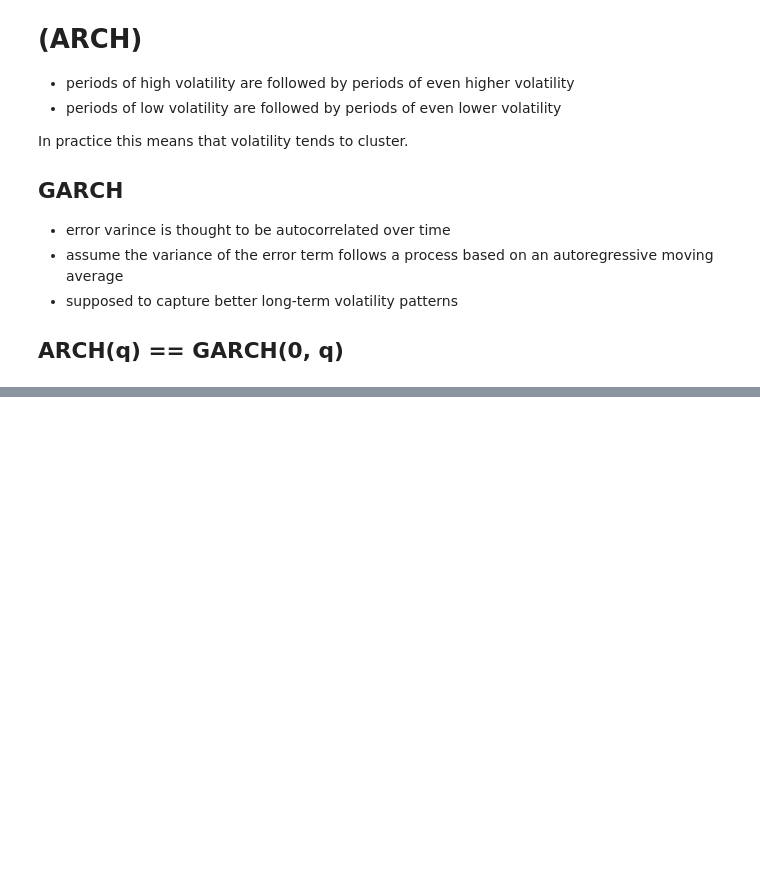
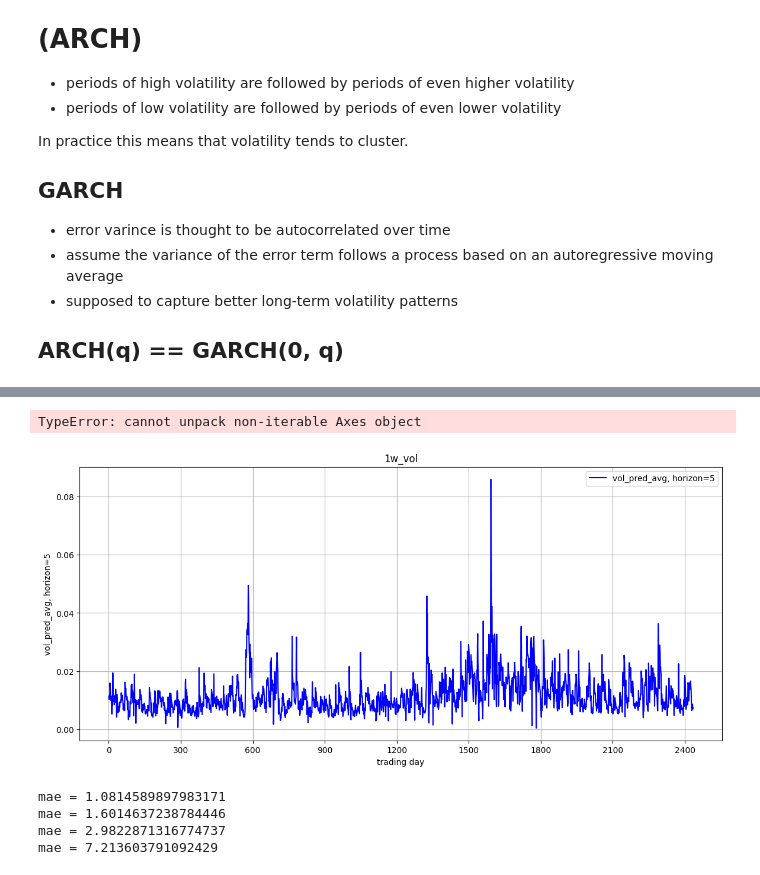
Before and after one commit to panstenos/Commodity-Optionality-Pricing-UCL-Dissertation, a Jupyter notebook: Volatility Models/arch_family.ipynb, the cells around one changed output, grey strips where cells are left out. Saved outputs shown, nothing was run; the diff lists cells and outputs as text; code cells hidden in the pictures; blank space fills up the shorter version.

```diff
--- a/Volatility Models/arch_family.ipynb
+++ b/Volatility Models/arch_family.ipynb
@@ -75,0 +161,6 @@ plt.show()
+# %%
+# find the right garch model
+model = arch_model(df['al_lme_prices_log_returns'], p=1, q=1)
+model_fit = model.fit()
+print('\n')
+model_fit.summary()
@@ -75,0 +196,3 @@ plt.show()
+# %%
+horizon_char = ['1w', '1m', '3m', '1y']
+horizon_vals = [5, 22, 66, 252]
@@ -75,0 +433,23 @@ plt.show()
+# %%
+# metrics
+with open("avg_pred_volatilities.json", "r") as f:
+    avg_pred_volatilities_test = json.load(f)
+# %%
+metric_names = ['MAPE', 'MAE', 'MSE', 'RMSE', 'MASE']
+metrics_df = pd.DataFrame(columns=['Expiry'] + metric_names)
+
+for expiry_date, vals in avg_pred_volatilities_test.items():
+    metrics = []
+    for metric in [mape, mae, mse, rmse, mase]:
+        true_vol = df[f'{expiry_date}_vol'][pred_char_to_value(expiry_date) * 2:]
+        assert len(true_vol) == len(vals), f"Length mismatch for {expiry_date}"
+        res = metric(vals, true_vol)
+        # print(f'{metric.__name__} for {expiry_date}: {res:.4f}')
+        metrics.append(res)
+
+    metrics_df.loc[len(metrics_df)] = [expiry_date] + metrics
+
+
+metrics_df.to_csv('garch_forecast_metrics.csv', index=False)
+
+metrics_df
@@ -75,0 +462,24 @@ plt.show()
+# %%
+for expiry_date, vals in avg_pred_volatilities_test.items():
+    ax, fig = line_plot(df['date'][pred_char_to_value(expiry_date) * 2:], vals, f'vol_pred_avg, horizon={pred_char_to_value(expiry_date)}', graphtitle=f'{expiry_date}_vol', show=False)
+    _ = line_plot(df['date'][pred_char_to_value(expiry_date) * 2:], df[f'{expiry_date}_vol'][2*pred_char_to_value(expiry_date):], 'vol_true', linecolor='red', ax=ax, show=True)
+
+    fig.savefig(f'volatility_plots/{expiry_date}_volatility_plot.png', dpi=300)
+    plt.close(fig)
+# %% [output]
+TypeError: cannot unpack non-iterable Axes object
+[figure, added]
+# %%
+for expiry_date, vals in avg_pred_volatilities_test.items():
+    metrics = []
+    for metric in [mape, mae, mse, rmse, mase]:
+        true_vol = df[f'{expiry_date}_vol'][pred_char_to_value(expiry_date)*2:]
+        assert len(true_vol) == len(vals)
+        res = metric(vals, true_vol)
+        print(f'{metric(vals, true_vol)}')
+        metrics.append(res)
+# %% [output]
+mae = 1.0814589897983171
+mae = 1.6014637238784446
+mae = 2.9822871316774737
+mae = 7.213603791092429
```
Also changed, not shown: parts of 25 cells of this notebook, 20 other files.
